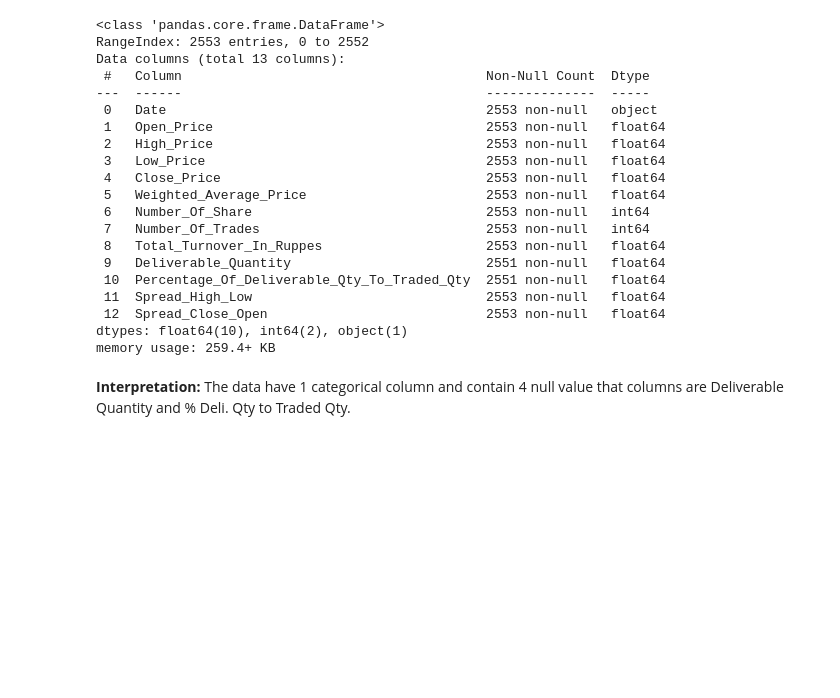
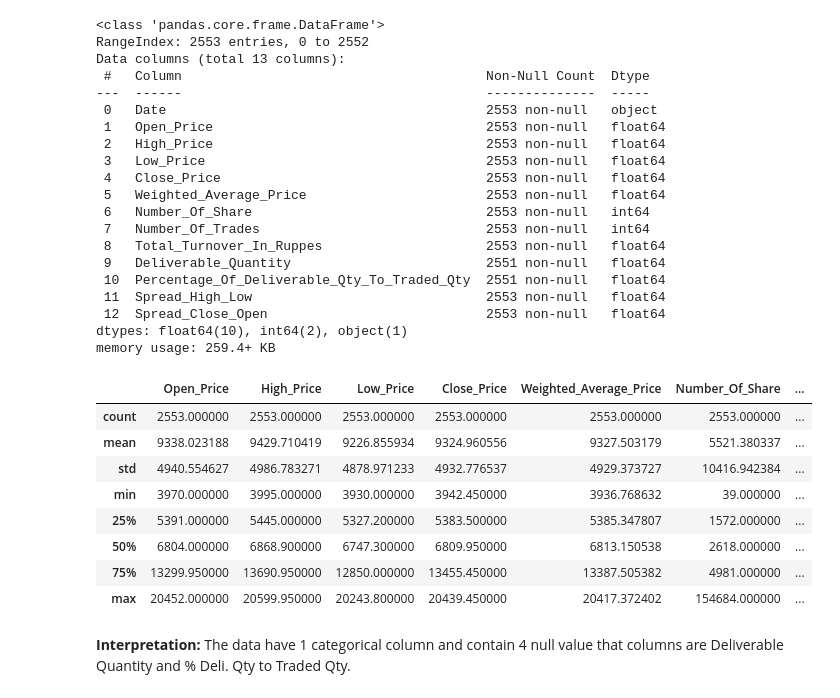
Before and after one commit to Dharvi2101/Nestle_Stoke_Price_Prediction, a Jupyter notebook: Nestle_Stock_Price_Prediction_Dharvi.ipynb, the cells around one changed output. Saved outputs shown, nothing was run; the diff lists cells and outputs as text; code cells hidden in the pictures; blank space fills up the shorter version.

```diff
--- a/Nestle_Stock_Price_Prediction_Dharvi.ipynb
+++ b/Nestle_Stock_Price_Prediction_Dharvi.ipynb
@@ -159,6 +159,18 @@ Data columns (total 13 columns):
  12  Spread_Close_Open                            2553 non-null   float64
 dtypes: float64(10), int64(2), object(1)
 memory usage: 259.4+ KB
+# %%
+df_nestle.describe()
+# %% [output]
+|  | Open_Price | High_Price | Low_Price | Close_Price | Weighted_Average_Price | Number_Of_Share | ... |
+| count | 2553.000000 | 2553.000000 | 2553.000000 | 2553.000000 | 2553.000000 | 2553.000000 | ... |
+| mean | 9338.023188 | 9429.710419 | 9226.855934 | 9324.960556 | 9327.503179 | 5521.380337 | ... |
+| std | 4940.554627 | 4986.783271 | 4878.971233 | 4932.776537 | 4929.373727 | 10416.942384 | ... |
+| min | 3970.000000 | 3995.000000 | 3930.000000 | 3942.450000 | 3936.768632 | 39.000000 | ... |
+| 25% | 5391.000000 | 5445.000000 | 5327.200000 | 5383.500000 | 5385.347807 | 1572.000000 | ... |
+| 50% | 6804.000000 | 6868.900000 | 6747.300000 | 6809.950000 | 6813.150538 | 2618.000000 | ... |
+| 75% | 13299.950000 | 13690.950000 | 12850.000000 | 13455.450000 | 13387.505382 | 4981.000000 | ... |
+| max | 20452.000000 | 20599.950000 | 20243.800000 | 20439.450000 | 20417.372402 | 154684.000000 | ... |
 # %% [markdown]
 **Interpretation:** The data have 1 categorical column and contain 4 null value that columns are Deliverable Quantity and % Deli. Qty to Traded Qty.
 # %% [markdown]
```
Also changed, not shown: parts of 24 cells of this notebook.
